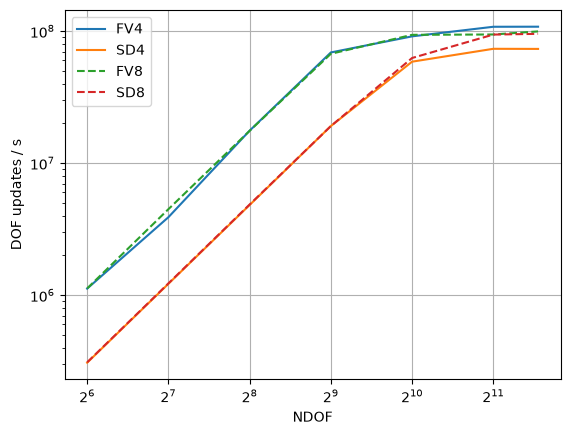
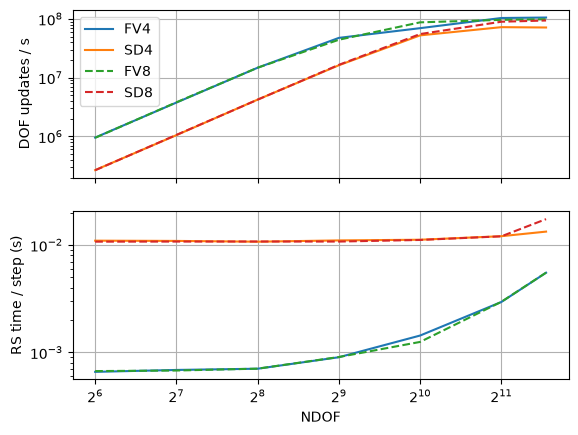
The change to this notebook cell's code, shown as a diff; its figure went from the first image to the second:
--- before
+++ after
@@ -1,18 +1,32 @@
-fig, ax = plt.subplots()
-ax.set_xlabel("NDOF")
-ax.set_ylabel("DOF updates / s")
-ax.set_xscale("log", base=2)
-ax.set_yscale("log")
+fig, axs = plt.subplots(2, 1, sharex=True)
+axs[1].set_xlabel("NDOF")
+axs[0].set_ylabel("DOF updates / s")
+axs[1].set_ylabel("RS time / step (s)")
+axs[0].set_xscale("log", base=2)
+axs[0].set_yscale("log")
+axs[1].set_yscale("log")
 
-def plot(ax, df, **kwargs):
-    ax.plot(df.NDOF, df.update_rate, **kwargs)
+def plot(ax, df, quantity, **kwargs):
+    if quantity == "update_rate":
+        ax.plot(df.NDOF, df.update_rate, **kwargs)
+    elif quantity == "rs_per_step":
+        ax.plot(df.NDOF, df.rs_per_step, **kwargs)
 
-plot(ax, df[(df.scheme == "FV") & (df.p == 3)], label="FV4")
-plot(ax, df[(df.scheme == "SD") & (df.p == 3)], label="SD4")
-plot(ax, df[(df.scheme == "FV") & (df.p == 7)], label="FV8", linestyle='--')
-plot(ax, df[(df.scheme == "SD") & (df.p == 7)], label="SD8", linestyle='--')
+plot(axs[0], df[(df.scheme == "FV") & (df.p == 3)], "update_rate", label="FV4")
+plot(axs[1], df[(df.scheme == "FV") & (df.p == 3)], "rs_per_step", label="FV4")
 
-ax.grid()
-ax.legend()
+plot(axs[0], df[(df.scheme == "SD") & (df.p == 3)], "update_rate", label="SD4")
+plot(axs[1], df[(df.scheme == "SD") & (df.p == 3)], "rs_per_step", label="SD4")
+
+plot(axs[0], df[(df.scheme == "FV") & (df.p == 7)], "update_rate", label="FV8", linestyle='--')
+plot(axs[1], df[(df.scheme == "FV") & (df.p == 7)], "rs_per_step", label="FV8", linestyle='--')
+
+plot(axs[0], df[(df.scheme == "SD") & (df.p == 7)], "update_rate", label="SD8", linestyle='--')
+plot(axs[1], df[(df.scheme == "SD") & (df.p == 7)], "rs_per_step", label="SD8", linestyle='--')
+
+
+axs[0].grid()
+axs[1].grid()
+axs[0].legend()
 
 fig.savefig("update-rates.pdf", bbox_inches="tight")

Commit: compare riemann solvers